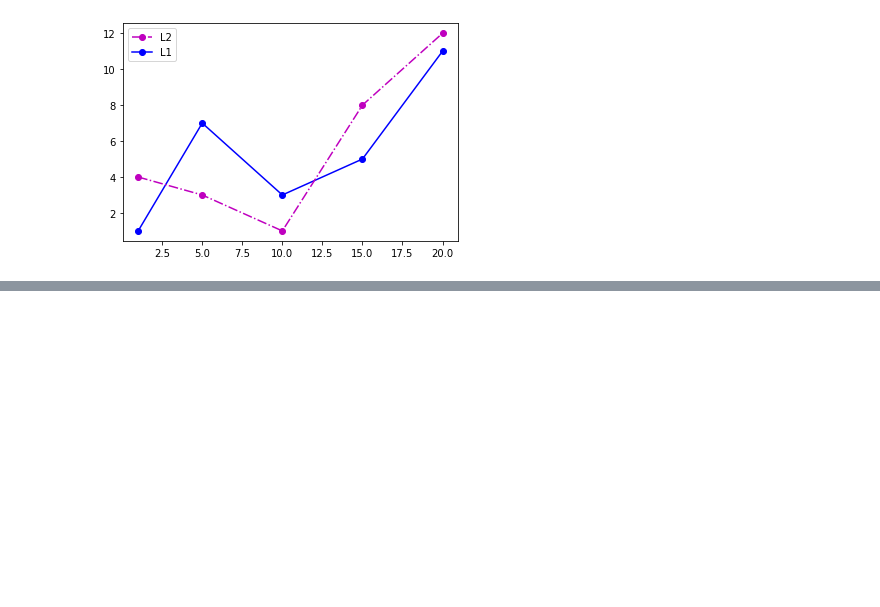
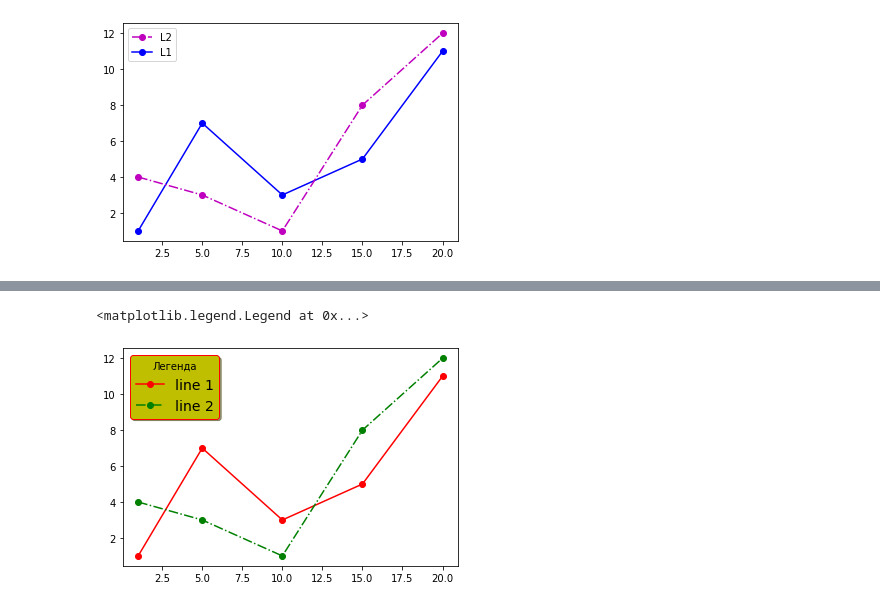
Before and after one commit to RustemDiveev/algo_python, a Jupyter notebook: matplotlib/3_chart_elements_settings.ipynb, the cells around one changed output, grey strips where cells are left out. Drawn from its saved outputs; the diff is of its cells as text; code cells hidden in the pictures; blank space fills up the shorter version.

```diff
--- a/matplotlib/3_chart_elements_settings.ipynb
+++ b/matplotlib/3_chart_elements_settings.ipynb
@@ -37,0 +83,18 @@ plt.legend((line2, line1), ['L2', 'L1'])
+# %%
+"""
+    Дополнительные параметры настройки легенды
+    fontsize - int|float|{'xx-small', 'x-small', 'small', 'medium', 'large', 'x-large', 'xx-large'}
+        - размер шрифта надписи легенды
+    frameon - bool - отображение рамки легенды
+    framealpha - None|float - прозрачность легенды
+    facecolor - None|str - цвет заливки
+    edgecolor - None|str - цвет рамки
+    title - None|str - текст заголовки
+    title_fontsize - None|str - размер шрифта
+"""
+plt.plot(x, y1, 'o-r', label='line 1')
+plt.plot(x, y2, 'o-.g', label='line 2')
+plt.legend(fontsize=14, shadow=True, framealpha=1, facecolor='y', edgecolor='r', title='Легенда')
+# %% [output]
+<matplotlib.legend.Legend at 0x...>
+[figure, added]
```
Also changed, not shown: parts of 5 cells of this notebook.
